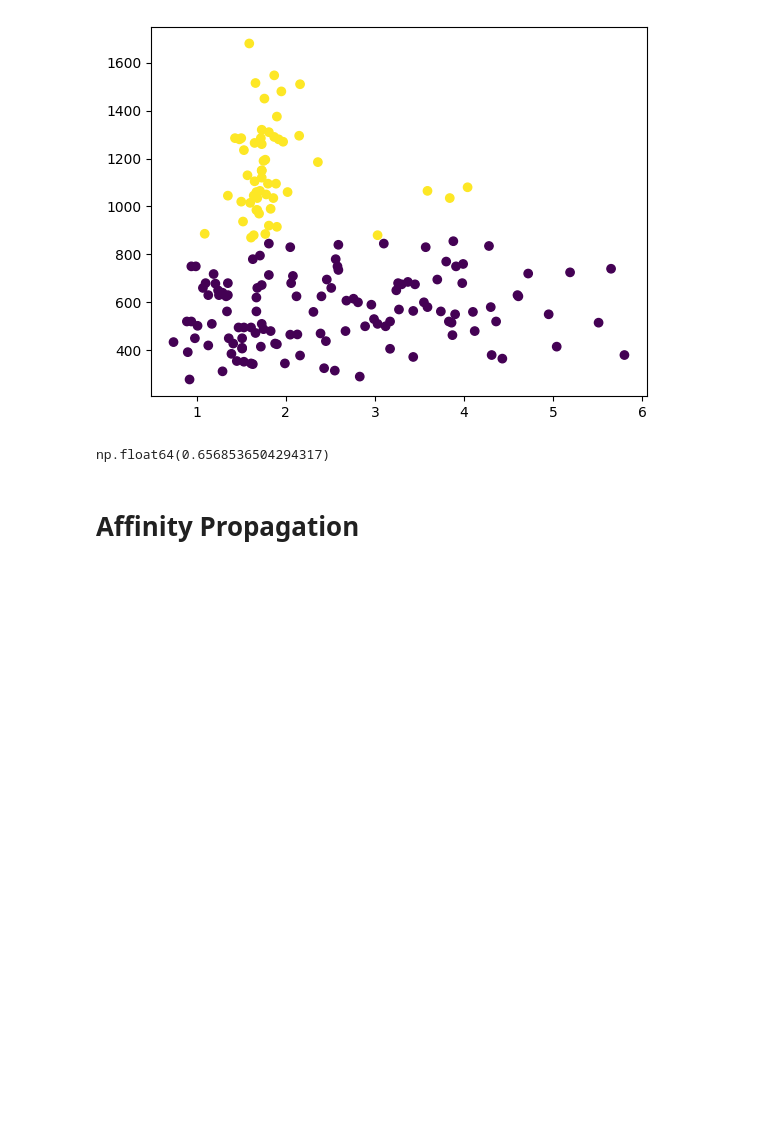
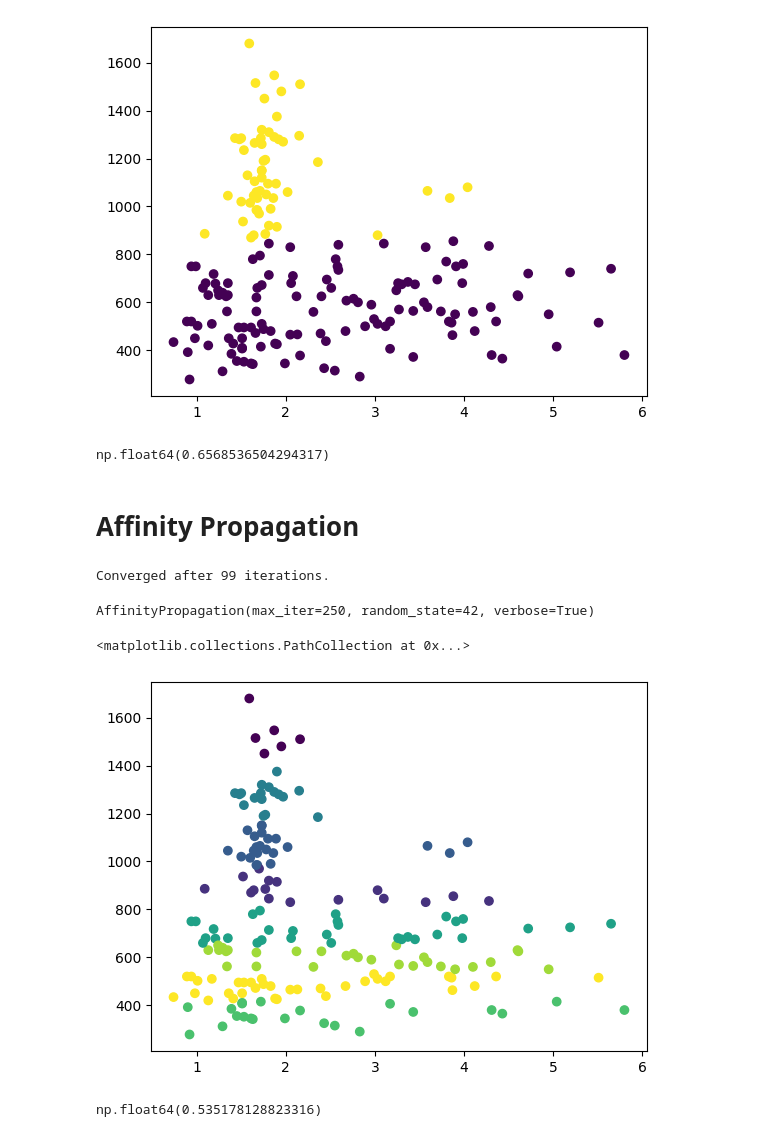
Before and after one commit to h-sutiwas/Data-Science-And-Analytics-Projects, a Jupyter notebook: archive/Wine Clustering/wine_clustering.ipynb, the cells around one changed output. Saved outputs shown, nothing was run; the diff lists cells and outputs as text; code cells hidden in the pictures; blank space fills up the shorter version.

Commit message:
- Affinity Propagation Clustering

```diff
--- a/archive/Wine Clustering/wine_clustering.ipynb
+++ b/archive/Wine Clustering/wine_clustering.ipynb
@@ -228,3 +229,25 @@ silhouette_score(df_Kmeans, labels=kmeans.labels_, metric='euclidean')
 np.float64(0.6568536504294317)
 # %% [markdown]
 # Affinity Propagation
+# %%
+df_AP = df[numeric_selected].copy()
+
+afprop = AffinityPropagation(verbose=True, random_state=42, max_iter=250)
+afprop.fit(df_AP)
+# %% [output]
+Converged after 99 iterations.
+AffinityPropagation(max_iter=250, random_state=42, verbose=True)
+# %%
+cluster_centers_indices = afprop.cluster_centers_indices_
+n_clusters_ = len(cluster_centers_indices)
+AP_predict = afprop.predict(df_AP)
+# %%
+plt.scatter(x=df_AP.loc[:, ["Malic_Acid"]],
+            y=df_AP.loc[:, ["Proline"]], c=AP_predict)
+# %% [output]
+<matplotlib.collections.PathCollection at 0x...>
+[figure, added]
+# %%
+silhouette_score(df_AP, labels=afprop.labels_, metric='euclidean')
+# %% [output]
+np.float64(0.535178128823316)
```
Also changed, not shown: parts of 1 cell of this notebook.
